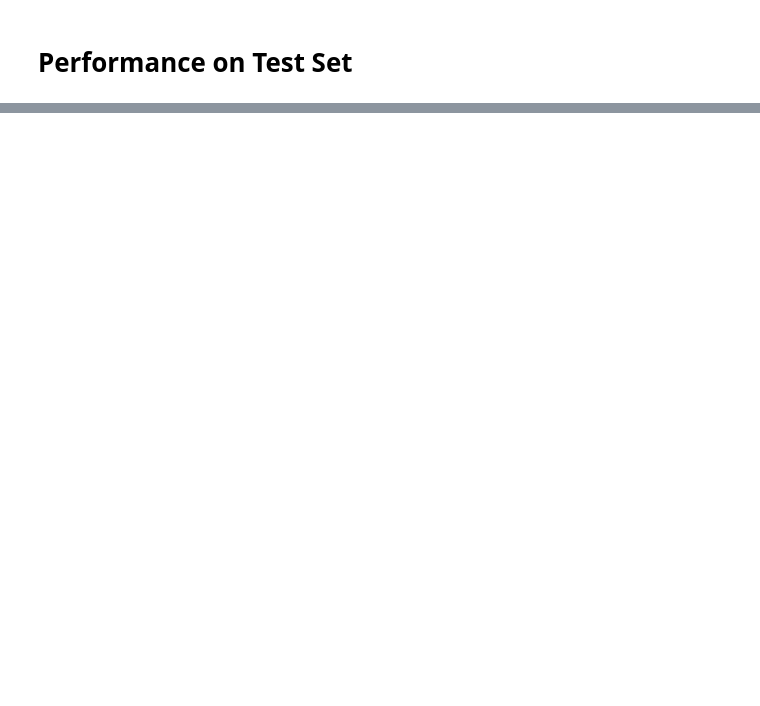
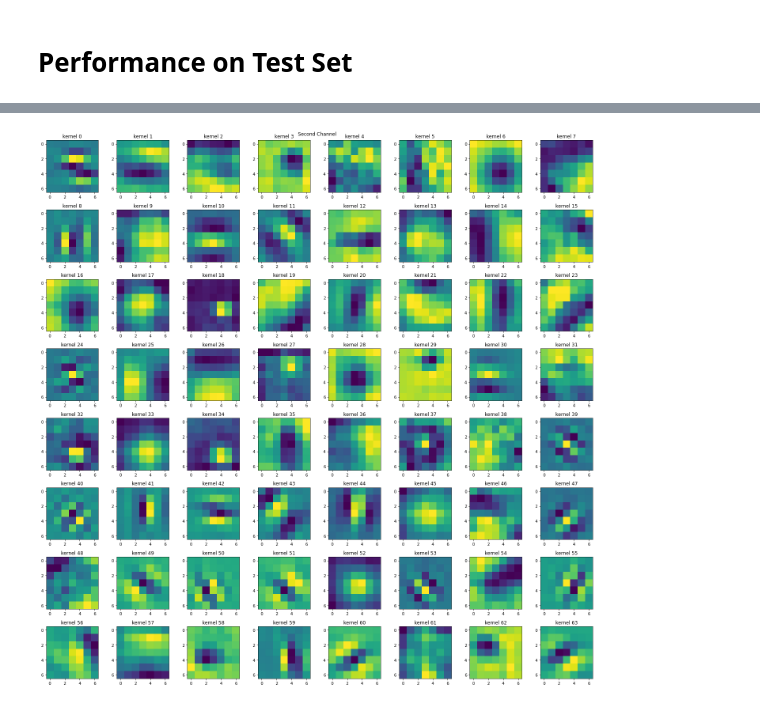
Before and after one commit to angli66/CNN-for-food-classification, a Jupyter notebook: visualization.ipynb, the cells around one changed output, grey strips where cells are left out. Drawn from its saved outputs; the diff is of its cells as text; code cells hidden in the pictures; blank space fills up the shorter version.

```diff
--- a/visualization.ipynb
+++ b/visualization.ipynb
@@ -43,0 +67,15 @@ Test Accuracy:  47.48
+# %%
+# Second channel
+fig = plt.figure(figsize=(20, 20))
+row = 8
+col = 8
+for i in range(first_layer.shape[0]):
+    weights = first_layer[i][1]
+    ax = fig.add_subplot(row, col, i+1)
+    ax.title.set_text(f'kernel {i}')
+    plt.imshow(weights.detach())
+plt.suptitle("Second Channel")
+plt.tight_layout()
+plt.show()
+# %% [output]
+[figure, added]
```
Also changed, not shown: parts of 7 cells of this notebook.
